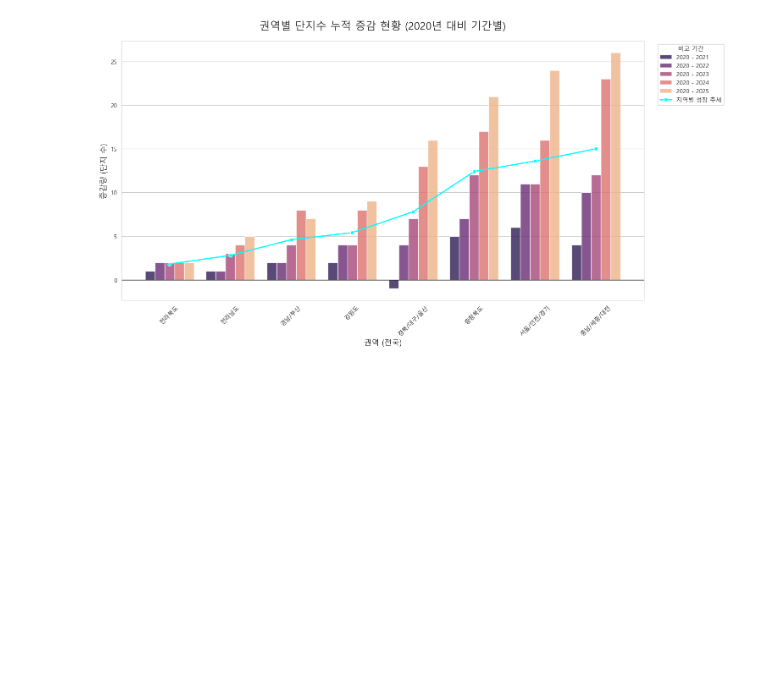
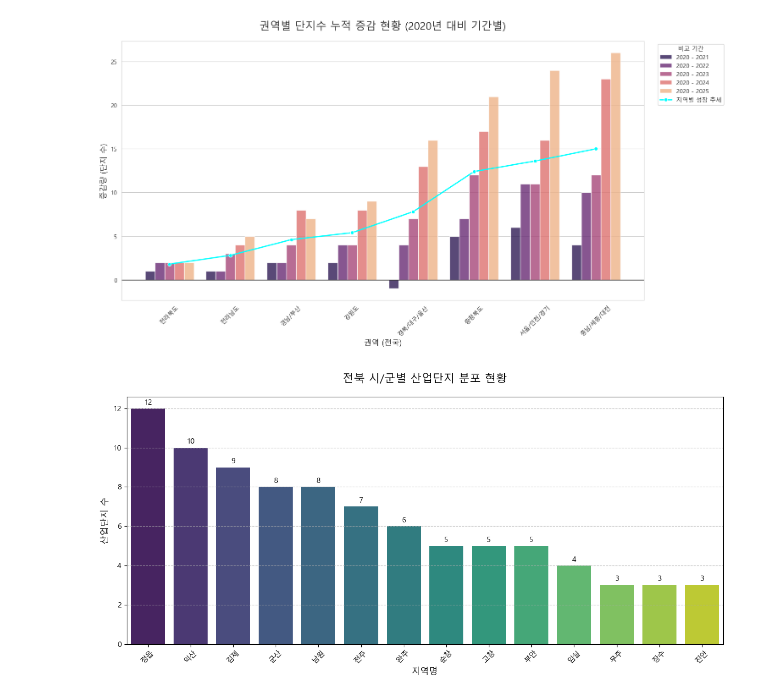
Before and after one commit to HouseOwnerLee/pohang13, a Jupyter notebook: pandas_ex/prac_01.ipynb, the cells around one changed output. Saved outputs shown, nothing was run; the diff lists cells and outputs as text; code cells hidden in the pictures; blank space fills up the shorter version.

```diff
--- a/pandas_ex/prac_01.ipynb
+++ b/pandas_ex/prac_01.ipynb
@@ -155,3 +155,48 @@ plt.tight_layout()
 plt.show()
 # %% [output]
 [figure]
+# %%
+import pandas as pd
+import matplotlib.pyplot as plt
+import seaborn as sns
+
+# 1. 데이터 불러오기 (한글 깨짐 방지를 위해 encoding 확인 필요)
+# 업로드된 파일은 utf-8 또는 cp949일 수 있습니다.
+try:
+    df = pd.read_csv('전북특별자치도_산업단지 현황_20200630.csv', encoding='utf-8')
+except UnicodeDecodeError:
+    df = pd.read_csv('전북특별자치도_산업단지 현황_20200630.csv', encoding='cp949')
+
+# 2. 시/군별 산업단지 수 집계
+status_by_region = df.groupby('시군명')['단지명'].count().sort_values(ascending=False)
+
+# 3. 막대그래프 시각화 (FutureWarning 해결 버전)
+plt.rcParams['font.family'] = 'Malgun Gothic' # 한글 폰트 설정
+plt.rcParams['axes.unicode_minus'] = False
+
+plt.figure(figsize=(12, 6))
+
+# palette와 함께 hue를 지정하고 legend를 False로 설정하여 경고를 방지합니다.
+sns.barplot(
+    x=status_by_region.index,
+    y=status_by_region.values,
+    hue=status_by_region.index,
+    palette='viridis',
+    legend=False
+)
+
+# 그래프 세부 설정
+plt.title('전북 시/군별 산업단지 분포 현황', fontsize=15, pad=20)
+plt.xlabel('지역명', fontsize=12)
+plt.ylabel('산업단지 수', fontsize=12)
+plt.xticks(rotation=45)
+plt.grid(axis='y', linestyle='--', alpha=0.7)
+
+# 막대 위에 숫자 표시
+for i, v in enumerate(status_by_region.values):
+    plt.text(i, v + 0.2, str(v), ha='center', fontsize=10)
+
+plt.tight_layout()
+plt.show()
+# %% [output]
+[figure, added]
```
Also changed, not shown: 1 other file.
